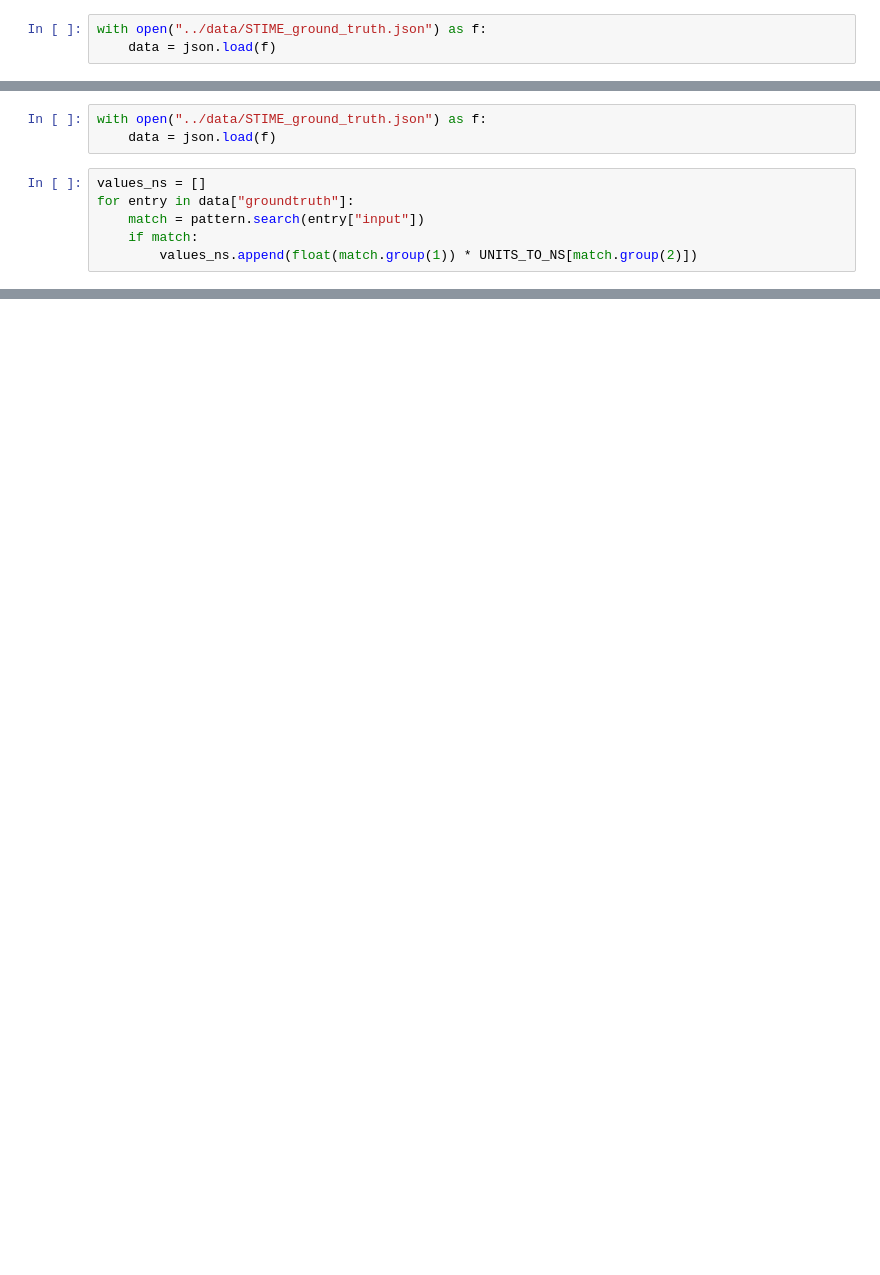
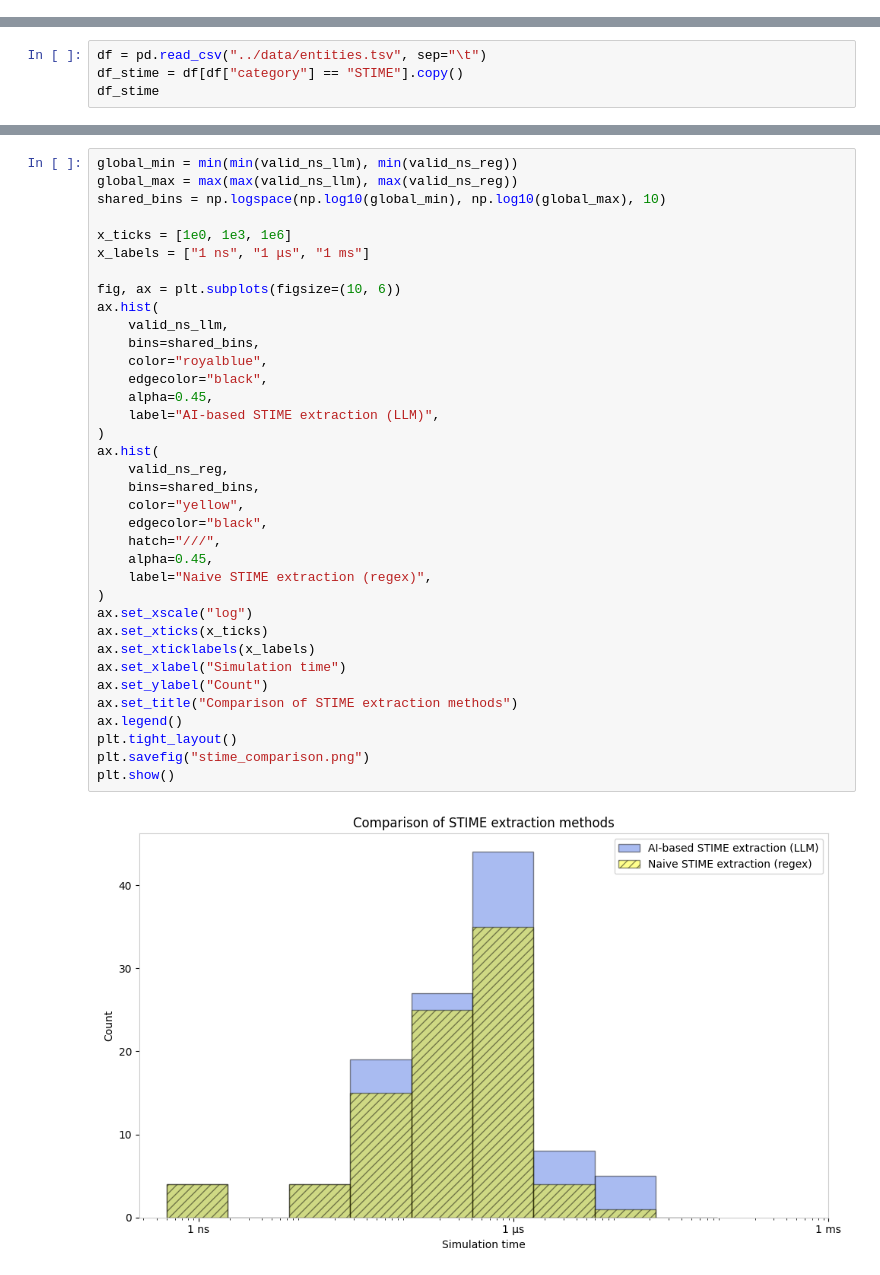
Before and after one commit to MDverse/mdverse_entity_norm, a Jupyter notebook: notebooks/visualize_time_simu.ipynb, the cells around one changed output, grey strips where cells are left out. Saved outputs shown, nothing was run; the diff lists cells and outputs as text; blank space fills up the shorter version.

Commit message:
feat: add notebook to visualize time simulation

```diff
--- a/notebooks/visualize_time_simu.ipynb
+++ b/notebooks/visualize_time_simu.ipynb
@@ -21,4 +13 @@ plt.show()
-# %%
-with open("../data/STIME_ground_truth.json") as f:
-    data = json.load(f)
 # %%
@@ -33,0 +33,4 @@ time_to_ns = {
+# %%
+df = pd.read_csv("../data/entities.tsv", sep="\t")
+df_stime = df[df["category"] == "STIME"].copy()
+df_stime
@@ -118,9 +113,0 @@ pattern = re.compile(r"([0-9]+\.?[0-9]*)\s*(fs|ps|ns|μs|us|ms|s)")
-# %%
-with open("../data/STIME_ground_truth.json") as f:
-    data = json.load(f)
-# %%
-values_ns = []
-for entry in data["groundtruth"]:
-    match = pattern.search(entry["input"])
-    if match:
-        values_ns.append(float(match.group(1)) * UNITS_TO_NS[match.group(2)])
@@ -145,0 +205,38 @@ plt.savefig("stime_distribution.png")
+# %%
+global_min = min(min(valid_ns_llm), min(valid_ns_reg))
+global_max = max(max(valid_ns_llm), max(valid_ns_reg))
+shared_bins = np.logspace(np.log10(global_min), np.log10(global_max), 10)
+
+x_ticks = [1e0, 1e3, 1e6]
+x_labels = ["1 ns", "1 μs", "1 ms"]
+
+fig, ax = plt.subplots(figsize=(10, 6))
+ax.hist(
+    valid_ns_llm,
+    bins=shared_bins,
+    color="royalblue",
+    edgecolor="black",
+    alpha=0.45,
+    label="AI-based STIME extraction (LLM)",
+)
+ax.hist(
+    valid_ns_reg,
+    bins=shared_bins,
+    color="yellow",
+    edgecolor="black",
+    hatch="///",
+    alpha=0.45,
+    label="Naive STIME extraction (regex)",
+)
+ax.set_xscale("log")
+ax.set_xticks(x_ticks)
+ax.set_xticklabels(x_labels)
+ax.set_xlabel("Simulation time")
+ax.set_ylabel("Count")
+ax.set_title("Comparison of STIME extraction methods")
+ax.legend()
+plt.tight_layout()
+plt.savefig("stime_comparison.png")
+plt.show()
+# %% [output]
+[figure, added]
```
Also changed, not shown: parts of 18 cells of this notebook.
